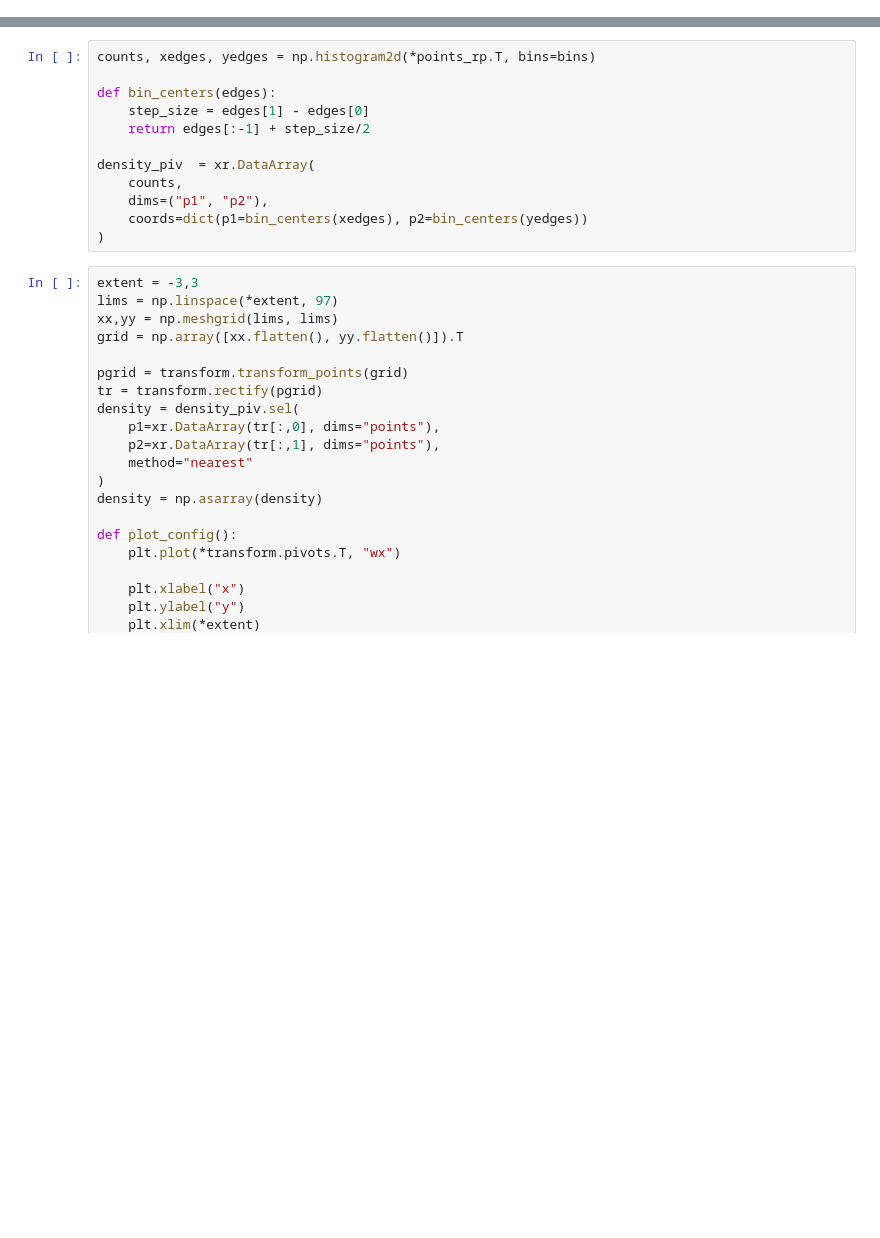
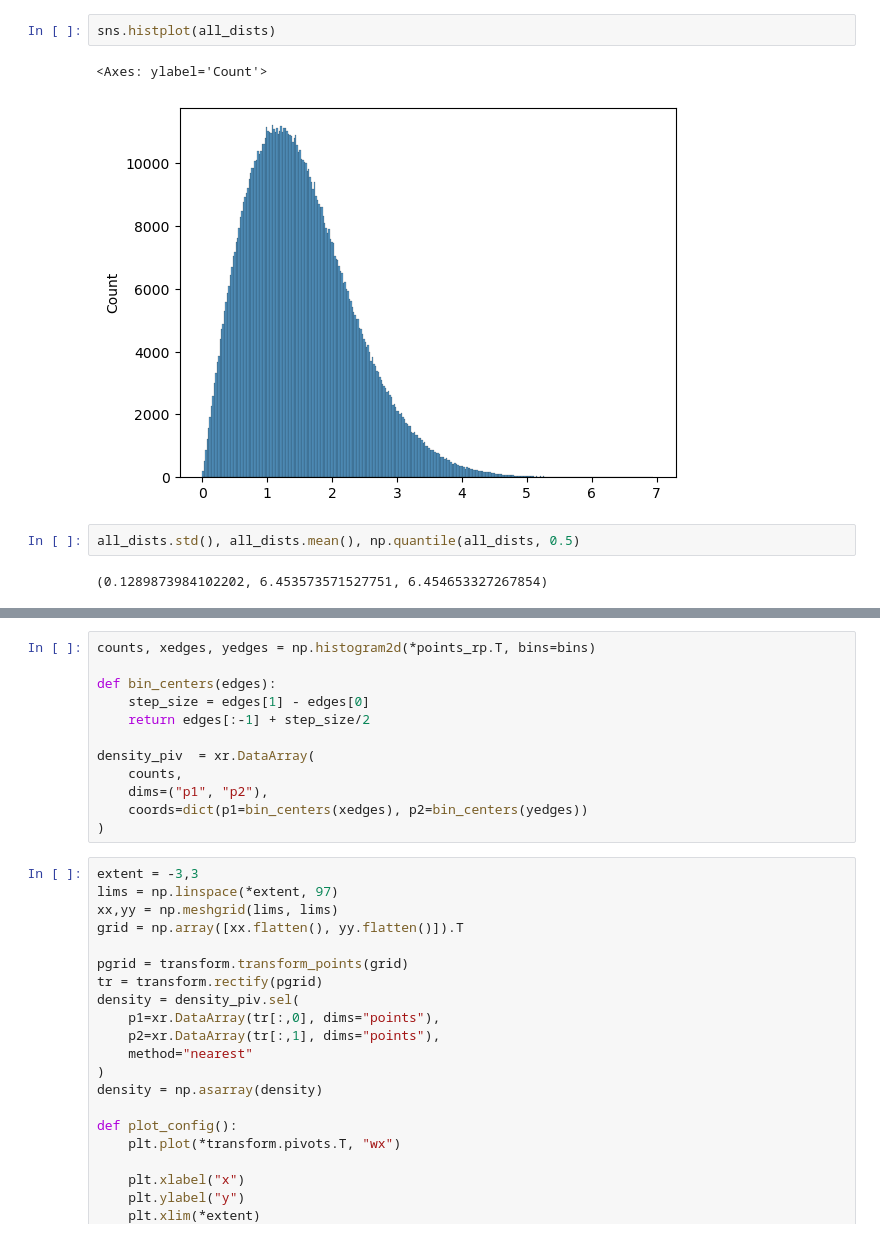
Before and after one commit to DimensionalScoop/metric_spaces, a Jupyter notebook: exploration/density-grid.ipynb, the cells around one changed output, grey strips where cells are left out. Saved outputs shown, nothing was run; the diff lists cells and outputs as text; blank space fills up the shorter version.

```diff
--- a/exploration/density-grid.ipynb
+++ b/exploration/density-grid.ipynb
@@ -48,0 +95,9 @@ points = fill_circle(2, 1000)
+# %%
+sns.histplot(all_dists)
+# %% [output]
+<Axes: ylabel='Count'>
+[figure, added]
+# %%
+all_dists.std(), all_dists.mean(), np.quantile(all_dists, 0.5)
+# %% [output]
+(0.1289873984102202, 6.453573571527751, 6.454653327267854)
```
Also changed, not shown: parts of 20 cells of this notebook, 2 other files.
